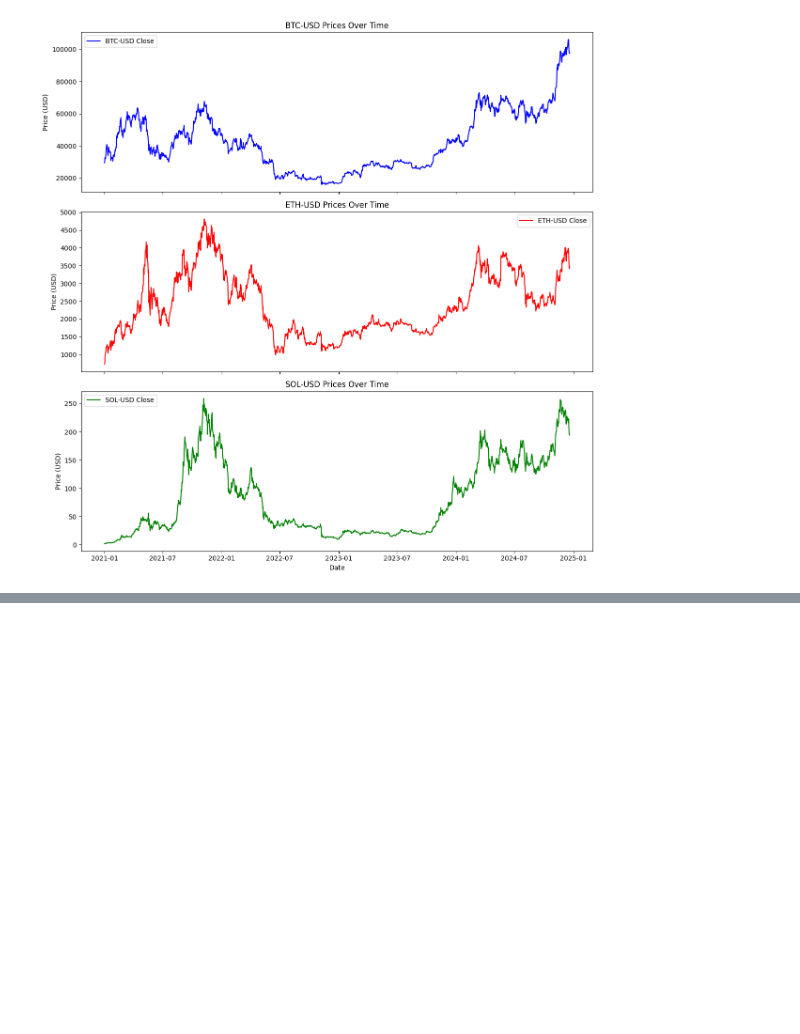
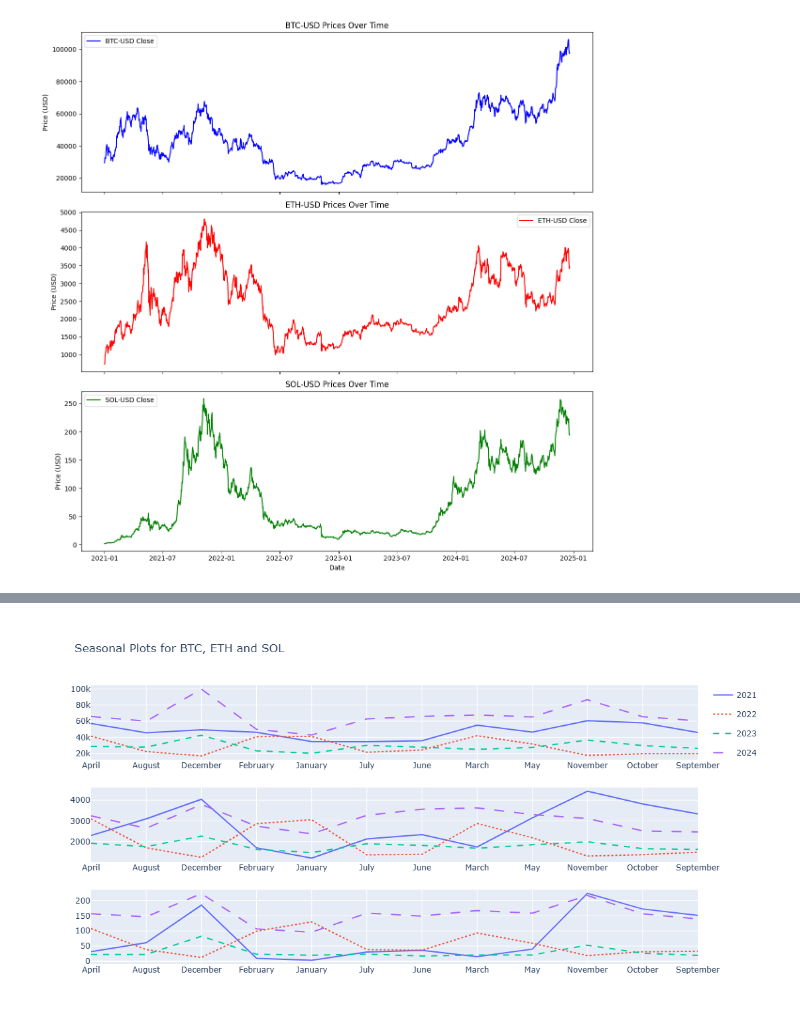
Before and after one commit to haverstein/Bitcoin-Volatility-Modeling, a Jupyter notebook: EDA.ipynb, the cells around one changed output, grey strips where cells are left out. Cells and saved outputs as stored; diff of their text form; code cells hidden in the pictures; blank space fills up the shorter version.

```diff
--- a/EDA.ipynb
+++ b/EDA.ipynb
@@ -63,0 +116,18 @@ plt.show()
+# %%
+# Seasonal Plots
+ts_df = df.set_index('Date')
+# %%
+# Extracting the time variables
+ts_df["weekday_name"] = ts_df.index.day_name()
+ts_df["weekday"] = ts_df.index.weekday
+ts_df["week"] = ts_df.index.isocalendar().week
+ts_df["day"] = ts_df.index.day
+ts_df["hour"] = ts_df.index.hour
+ts_df["date"] = ts_df.index.date
+ts_df["month"] = ts_df.index.month
+ts_df["month_name"] = ts_df.index.month_name()
+ts_df["year"] = ts_df.index.year
+ts_df['quarter'] = ts_df.index.quarter
+# %%
+# Storing the monthly averages
+plot_df = ts_df[ts_df.year.isin(range(2021,2025))].groupby(["year", "month_name"])[close_columns].mean().reset_index()
@@ -63,0 +154,23 @@ plt.show()
+# %%
+fig = make_subplots(rows=3, cols=1)
+
+fig1 = px.line(plot_df,x='month_name',y=close_columns[0],color='year',line_dash="year", title="Seasonal Plot - Monthly")
+
+for trace in fig1.data:
+    fig.add_trace(trace, row=1, col=1)
+
+fig2 = px.line(plot_df,x='month_name',y=close_columns[1],color='year',line_dash="year", title="Seasonal Plot - Monthly")
+
+for trace in fig2.data:
+    trace.showlegend = False
+    fig.add_trace(trace, row=2, col=1)
+
+fig3 = px.line(plot_df,x='month_name',y=close_columns[2],color='year',line_dash="year", title="Seasonal Plot - Monthly")
+
+for trace in fig3.data:
+    trace.showlegend = False
+    fig.add_trace(trace, row=3, col=1)
+fig.update_layout(height=600, width=1000, title_text="Seasonal Plots for BTC, ETH and SOL")
+fig.show()
+# %% [output]
+[figure, added]
```
Also changed, not shown: parts of 19 cells of this notebook.
